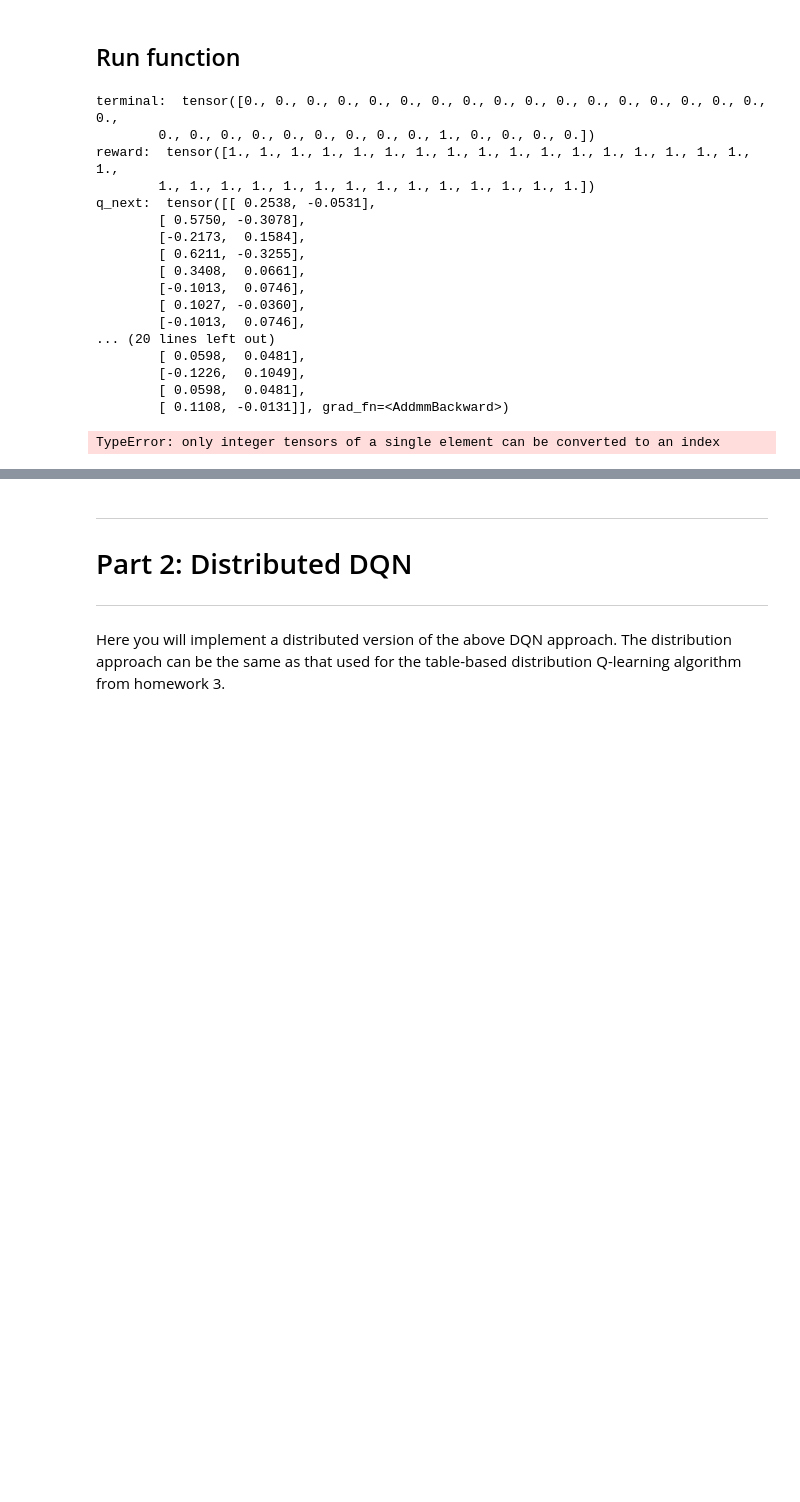
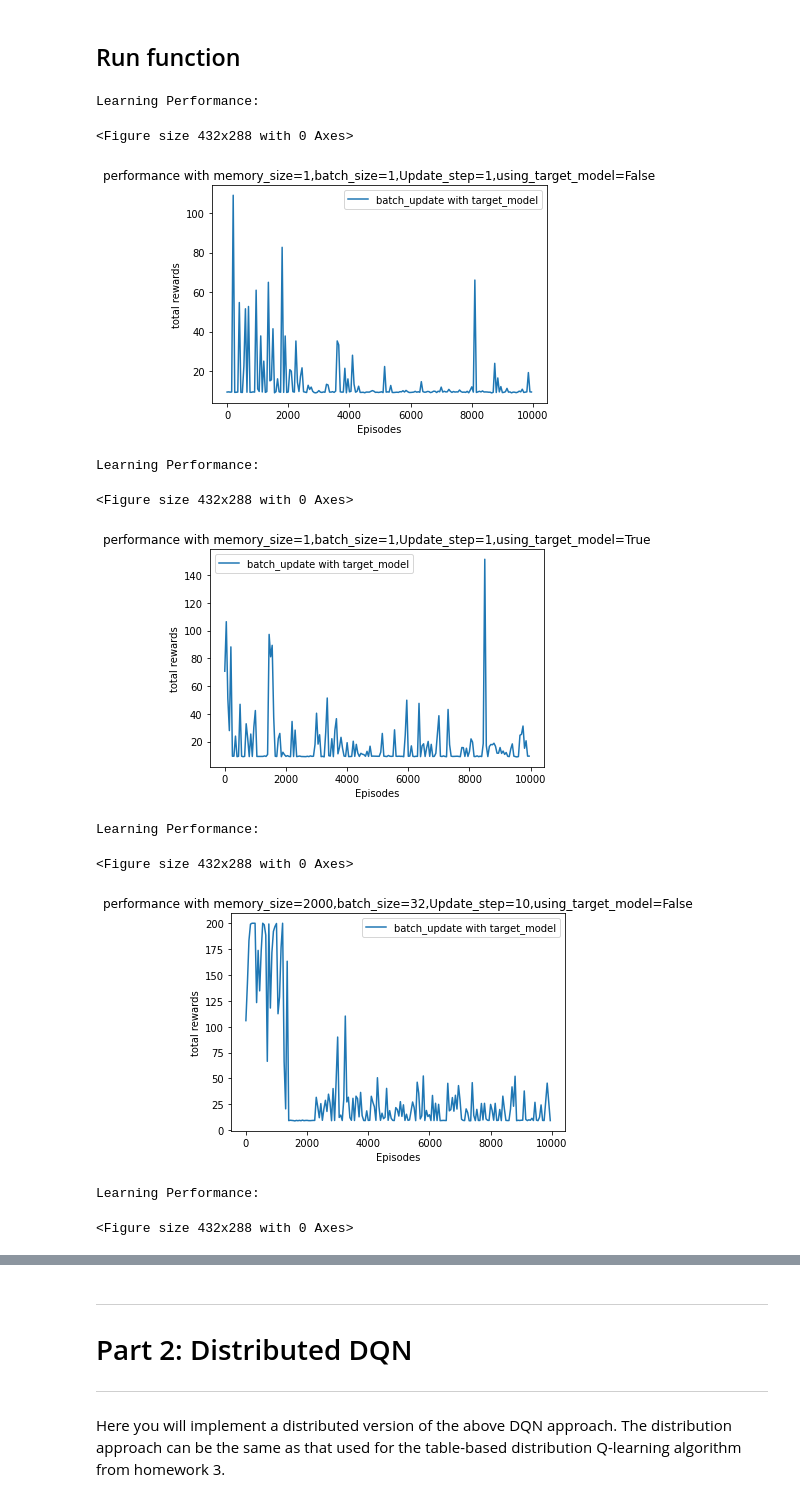
Before and after one commit to rafid009/AI533_HW4, a Jupyter notebook: hw4_v6.ipynb, the cells around one changed output, grey strips where cells are left out. Cells and saved outputs as stored; diff of their text form; code cells hidden in the pictures; blank space fills up the shorter version.

Commit message:
plots code cells

```diff
--- a/hw4_v6.ipynb
+++ b/hw4_v6.ipynb
@@ -155,7 +137,7 @@ if not os.path.isdir(result_floder):
 ## Helper Function
 Plot results.
 # %%
-def plot_result(total_rewards ,learning_num, legend):
+def plot_result(total_rewards ,learning_num, legend,ms,bs,ups,utm,folder_name):
     print("\nLearning Performance:\n")
     episodes = []
     for i in range(len(total_rewards)):
@@ -164,10 +146,11 @@ def plot_result(total_rewards ,learning_num, legend):
     plt.figure(num = 1)
     fig, ax = plt.subplots()
     plt.plot(episodes, total_rewards)
-    plt.title('performance')
+    plt.title(f'performance with memory_size={ms},batch_size={bs},Update_step={ups},using_target_model={utm}')
     plt.legend(legend)
     plt.xlabel("Episodes")
     plt.ylabel("total rewards")
+    plt.savefig(f'{folder_name}/memory_size={ms}_batch_size={bs}_Update_step={ups}_using_target_model={utm}.jpg')
     plt.show()
 # %% [markdown]
 ## Hyperparams
@@ -422,27 +405,41 @@ class DQN_agent(object):
         self.eval_model.load(result_floder + '/best_model.pt')
 # %% [markdown]
 ## Run function
-# %%
-training_episodes, test_interval = 10000, 50
-agent = DQN_agent(env_CartPole, hyperparams_CartPole)
-result = agent.learn_and_evaluate(training_episodes, test_interval)
-plot_result(result, test_interval, ["batch_update with target_model"])
-# %% [output]
-terminal:  tensor([0., 0., 0., 0., 0., 0., 0., 0., 0., 0., 0., 0., 0., 0., 0., 0., 0., 0.,
-        0., 0., 0., 0., 0., 0., 0., 0., 0., 1., 0., 0., 0., 0.])
-reward:  tensor([1., 1., 1., 1., 1., 1., 1., 1., 1., 1., 1., 1., 1., 1., 1., 1., 1., 1.,
-        1., 1., 1., 1., 1., 1., 1., 1., 1., 1., 1., 1., 1., 1.])
-q_next:  tensor([[ 0.2538, -0.0531],
-        [ 0.5750, -0.3078],
-        [-0.2173,  0.1584],
-        [ 0.6211, -0.3255],
-        [ 0.3408,  0.0661],
-        [-0.1013,  0.0746],
-        [ 0.1027, -0.0360],
-        [-0.1013,  0.0746],
-... (20 lines left out)
-        [ 0.0598,  0.0481],
-        [-0.1226,  0.1049],
-        [ 0.0598,  0.0481],
-        [ 0.1108, -0.0131]], grad_fn=<AddmmBackward>)
-TypeError: only integer tensors of a single element can be converted to an index
+# %%
+#parameter_list =[memory_size,batch_size,update_step,target_model_use]
+parameter_list=[[1,1,1,False],
+                [1,1,1,True],
+                [2000,32,10,False],
+                [2000,32,10,True]
+                ]
+
+folder_name='/home/u91541/AI533_HW4/Part1_Plot'
+for ms,bs,ups,utm in parameter_list:
+
+    hyperparams_CartPole = {
+    'epsilon_decay_steps' : 100000,
+    'final_epsilon' : 0.1,
+    'batch_size' : bs,
+    'update_steps' : ups,
+    'memory_size' : ms,
+    'beta' : 0.99,
+    'model_replace_freq' : 2000,
+    'learning_rate' : 0.0003,
+    'use_target_model': utm
+}
+    training_episodes, test_interval = 10000, 50
+    agent = DQN_agent(env_CartPole, hyperparams_CartPole)
+    result = agent.learn_and_evaluate(training_episodes, test_interval)
+    plot_result(result, test_interval, ["batch_update with target_model"],ms,bs,ups,utm,folder_name)
+# %% [output]
+Learning Performance:
+<Figure size 432x288 with 0 Axes>
+[figure, added]
+Learning Performance:
+<Figure size 432x288 with 0 Axes>
+[figure, added]
+Learning Performance:
+<Figure size 432x288 with 0 Axes>
+[figure, added]
+Learning Performance:
+<Figure size 432x288 with 0 Axes>
```
Also changed, not shown: parts of 5 cells of this notebook, 6 other files.
